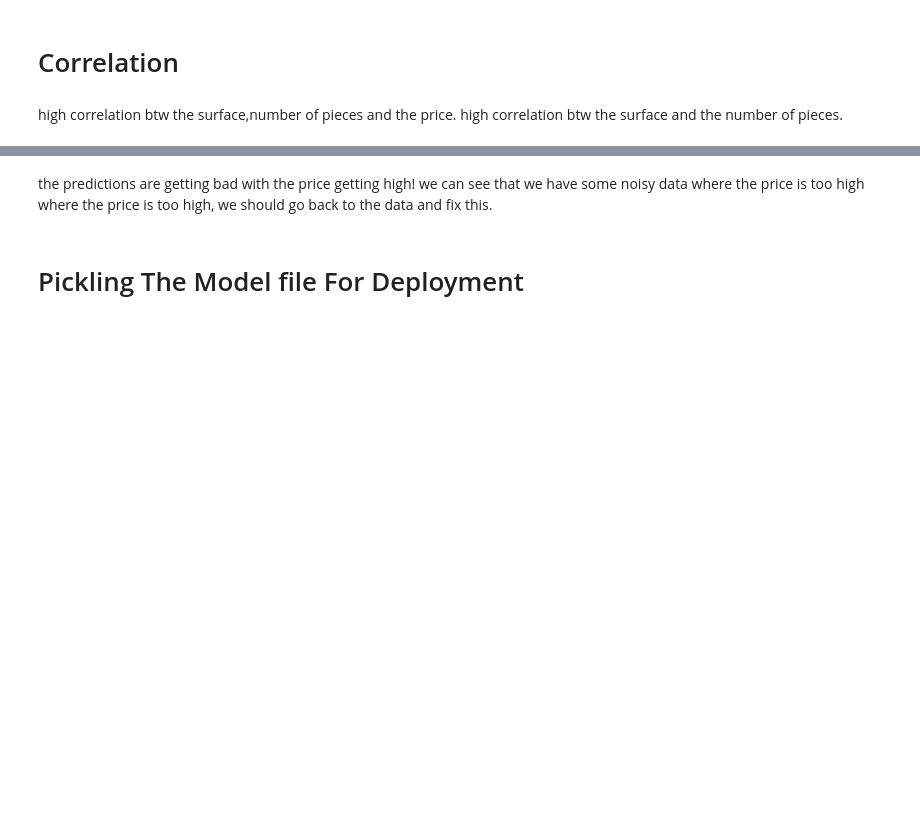
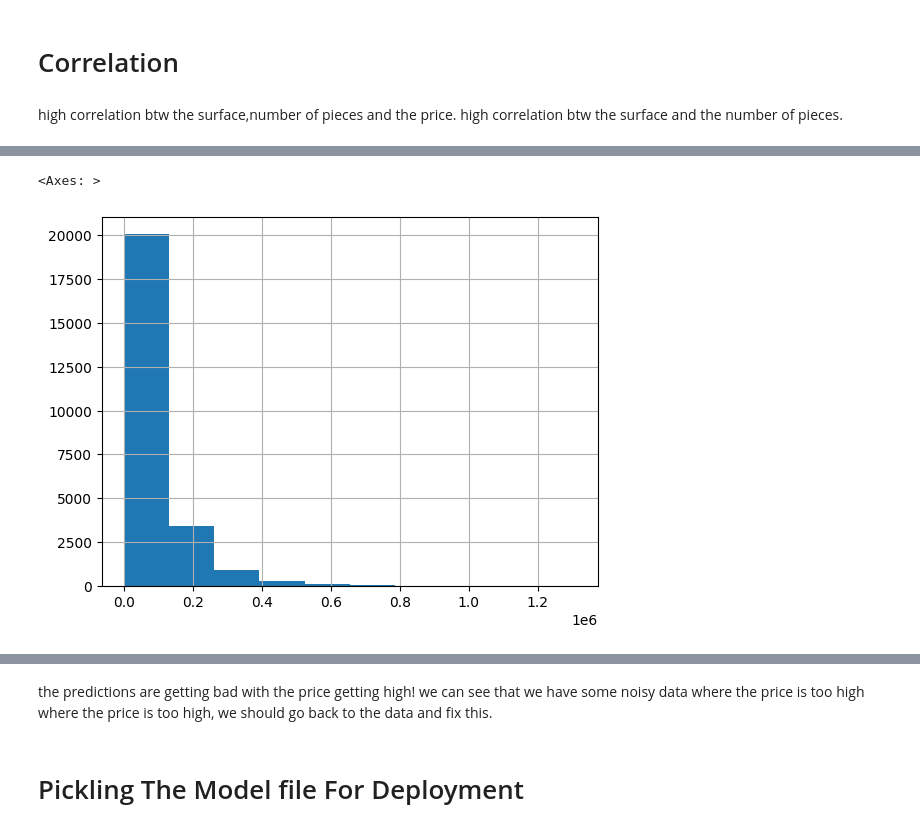
Before and after one commit to khaledlec/Paris-Housing-Price-Prediction, a Jupyter notebook: House_prediction_paris.ipynb, the cells around one changed output, grey strips where cells are left out. Drawn from its saved outputs; the diff is of its cells as text; code cells hidden in the pictures; blank space fills up the shorter version.

```diff
--- a/House_prediction_paris.ipynb
+++ b/House_prediction_paris.ipynb
@@ -407,6 +278,6 @@ __1st methode: inflation rate__
 # %%
 # Splitting the dataset into training and testing set (80/20)
-X, X_test, y, y_test = train_test_split(df_apart_paris[['Surface reelle bati','Code postal']] , df_apart_paris['Valeur_fonciere_scaled'], test_size = 0.1, random_state = 28)
+X, X_test, y, y_test = train_test_split(df_apart_paris[['Surface reelle bati','Code postal','No voie','Voie','Nombre de lots','Nombre pieces principales']] , df_apart_paris['Valeur_fonciere_scaled'], test_size = 0.2, random_state = 28)
 # Splitting the dataset into training and testing set (80/20)
 X_train, X_valid, y_train, y_validation = train_test_split(X,y, test_size = 0.2, random_state = 28)
 # %%
@@ -460,2 +294,0 @@ fig.tight_layout()
-# %%
-residuals=y_pred-y_test
@@ -466,0 +341,23 @@ plt.scatter(y_test,residuals)
+# %%
+#scoring
+score = r2_score(y_test, y_pred)
+score_train=r2_score(y, y_pred_train)
+rmse = float(format(np.sqrt(mean_squared_error(y_test, y_pred)),'.3f'))
+explained_variance_scor=explained_variance_score(y_test, y_pred)
+max_err=max_error(y_test, y_pred)
+mae=mean_absolute_error(y_test, y_pred)
+mae_train=mean_absolute_error(y, y_pred_train)
+residuals=abs(y_pred-y_test)
+# Calculate percentage errors
+pct_errors = (residuals / y_test) * 100
+# Calculate the mean of the percentage errors
+mean_pct_error = pct_errors.mean()
+
+print(f"The mean percentage error for all apartments is {mean_pct_error:.2f}%")
+
+
+print(f'the r2 score is: {score} while the r2 score on the training data is: {score_train}')
+print("RMSE:",rmse)
+print("explained_variance_scor: ",explained_variance_scor)
+print(f'the mean_absolute_error is: {mae} while the mean_absolute_error on the training data is: {mae_train}')
+print("the maximum error is:",max_err)
@@ -466,0 +386,6 @@ plt.scatter(y_test,residuals)
+# %%
+
+residuals.hist()
+# %% [output]
+<Axes: >
+[figure, added]
```
Also changed, not shown: parts of 44 cells of this notebook, 7 other files.
